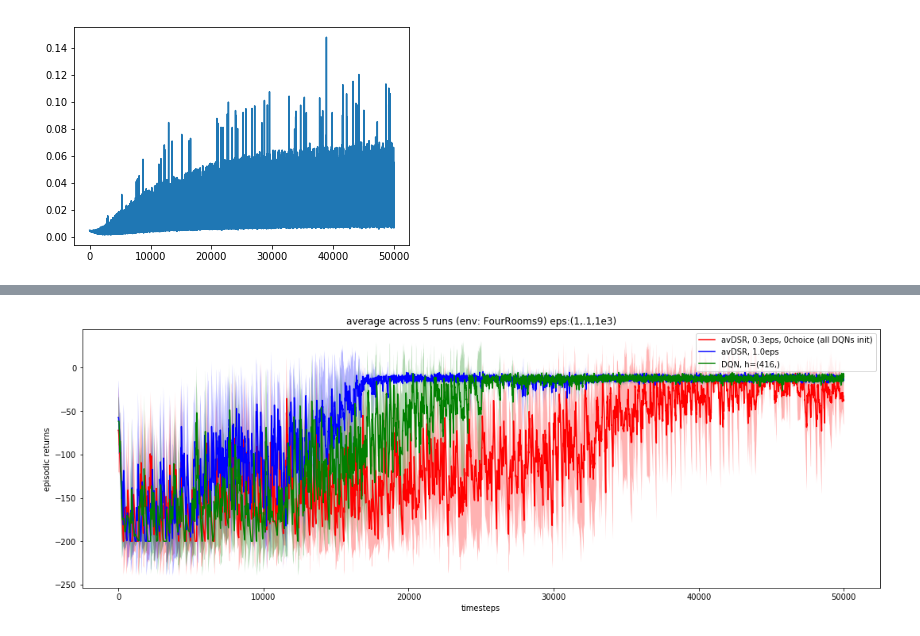
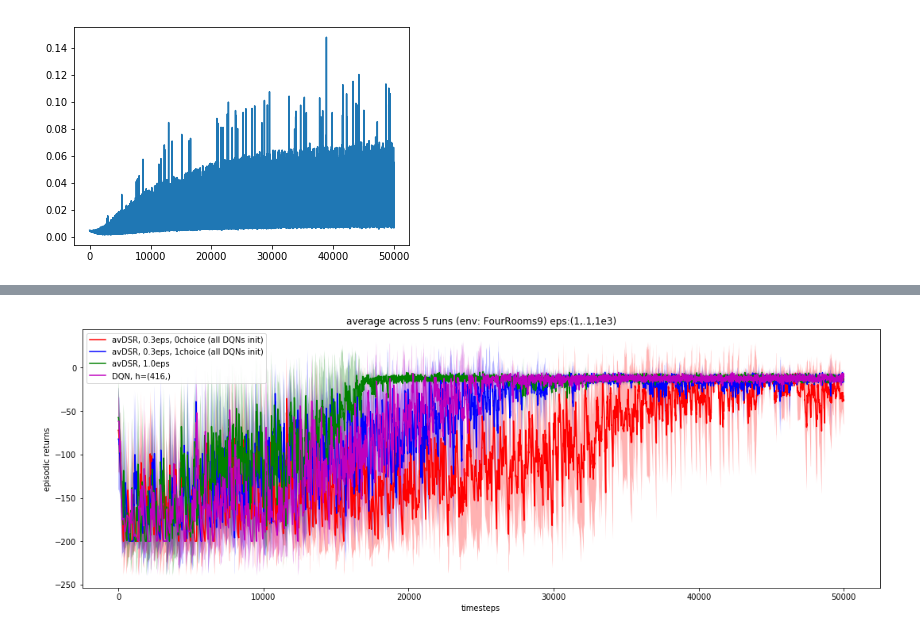
Before and after one commit to psurya1994/successor-feature-representations, a Jupyter notebook: 1-fourrooms-avDSR.ipynb, the cells around one changed output, grey strips where cells are left out. Drawn from its saved outputs; the diff is of its cells as text; code cells hidden in the pictures.

```diff
--- a/1-fourrooms-avDSR.ipynb
+++ b/1-fourrooms-avDSR.ipynb
@@ -338,12 +338,12 @@ def plot_rewards(rewards, plot_seperate=True , clip=50000, title='unnamed'):
     plt.legend(), plt.show()
 # %%
 rewards_dict = {'avDSR, 0.3eps, 0choice (all DQNs init)':r_dsr_init_dqns_0,
-#                 'avDSR, 0.3eps, 1choice (all DQNs init)': r_dsr_init_dqns,
+                'avDSR, 0.3eps, 1choice (all DQNs init)': r_dsr_init_dqns,
                 'avDSR, 1.0eps': r_dsr_init_rand, 'DQN, h=(416,)': r_dqn_base}
 # plot_rewards(rewards_dict, plot_seperate=True)
 plot_rewards(rewards_dict, plot_seperate=False, title='average across 5 runs (env: FourRooms9) eps:(1,.1,1e3)')
 # %% [output]
-[figure, old version]
+[figure, new version]
 # %%
 class avDSRActor(BaseActor):
     def __init__(self, config, agents, style='DQN', choice=0):
```
